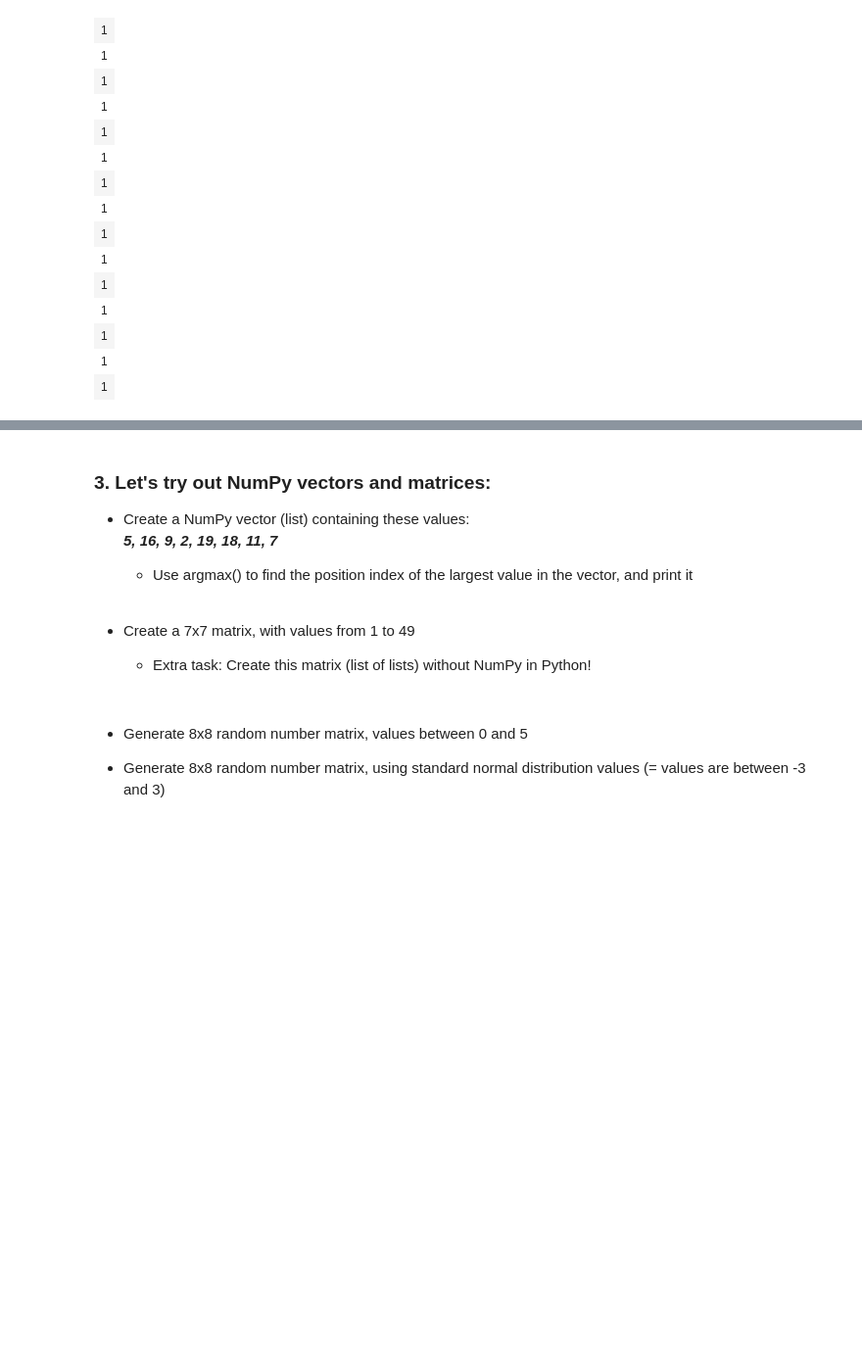
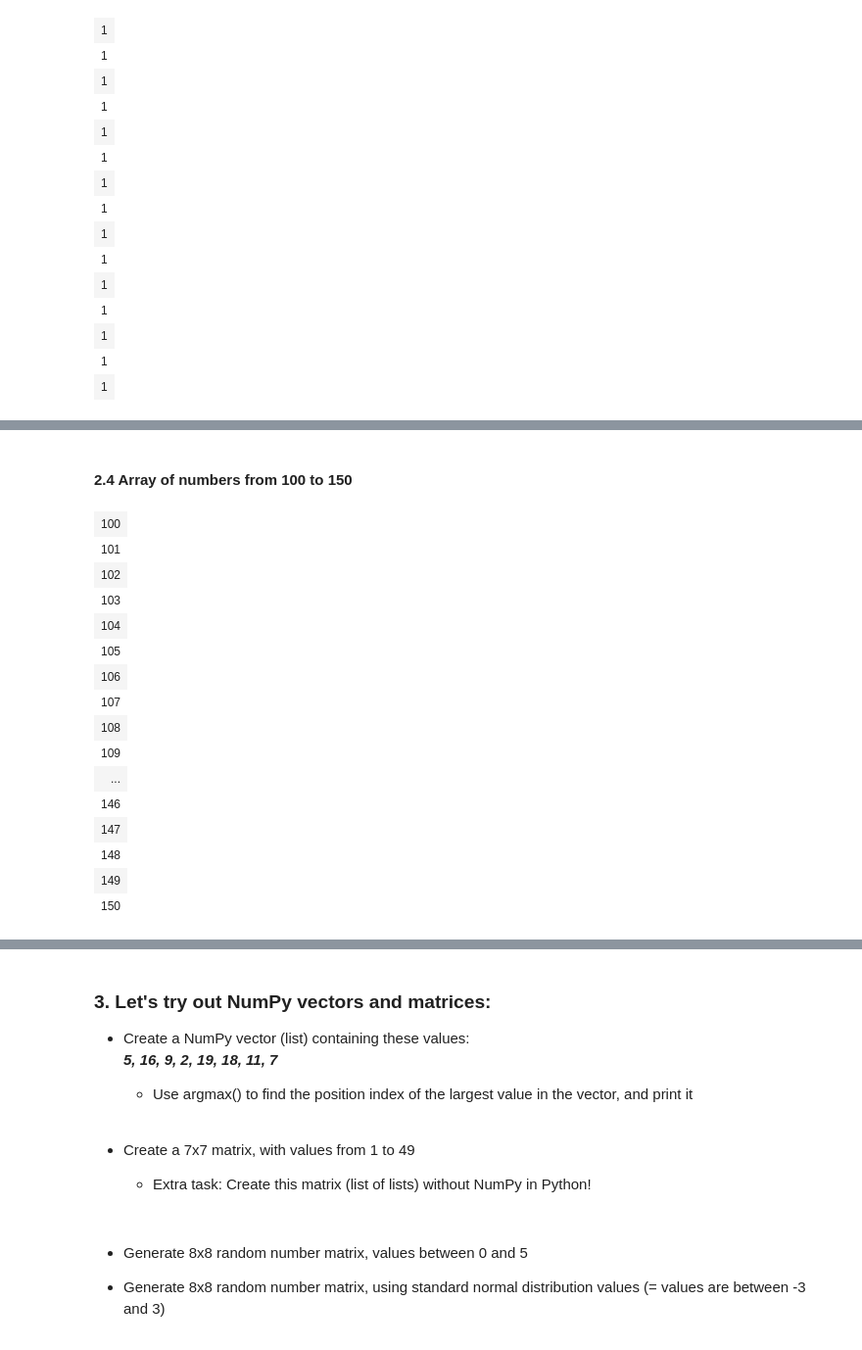
Before and after one commit to jtsillan/DataAnalytics, a Jupyter notebook: exercise_set_1.ipynb, the cells around one changed output, grey strips where cells are left out. Shown at 98% size. Drawn from its saved outputs; the diff is of its cells as text; code cells hidden in the pictures; blank space fills up the shorter version.

```diff
--- a/exercise_set_1.ipynb
+++ b/exercise_set_1.ipynb
@@ -211,0 +230,22 @@ np.ones(15, dtype=int)
+# %% [markdown]
+<h4>2.4 Array of numbers from 100 to 150</h4>
+# %%
+# Create array of numbers between 100..150
+np.arange(100, 151, 1)
+# %% [output]
+| 100 |
+| 101 |
+| 102 |
+| 103 |
+| 104 |
+| 105 |
+| 106 |
+| 107 |
+| 108 |
+| 109 |
+| ... |
+| 146 |
+| 147 |
+| 148 |
+| 149 |
+| 150 |
```
Also changed, not shown: parts of 32 cells of this notebook.
